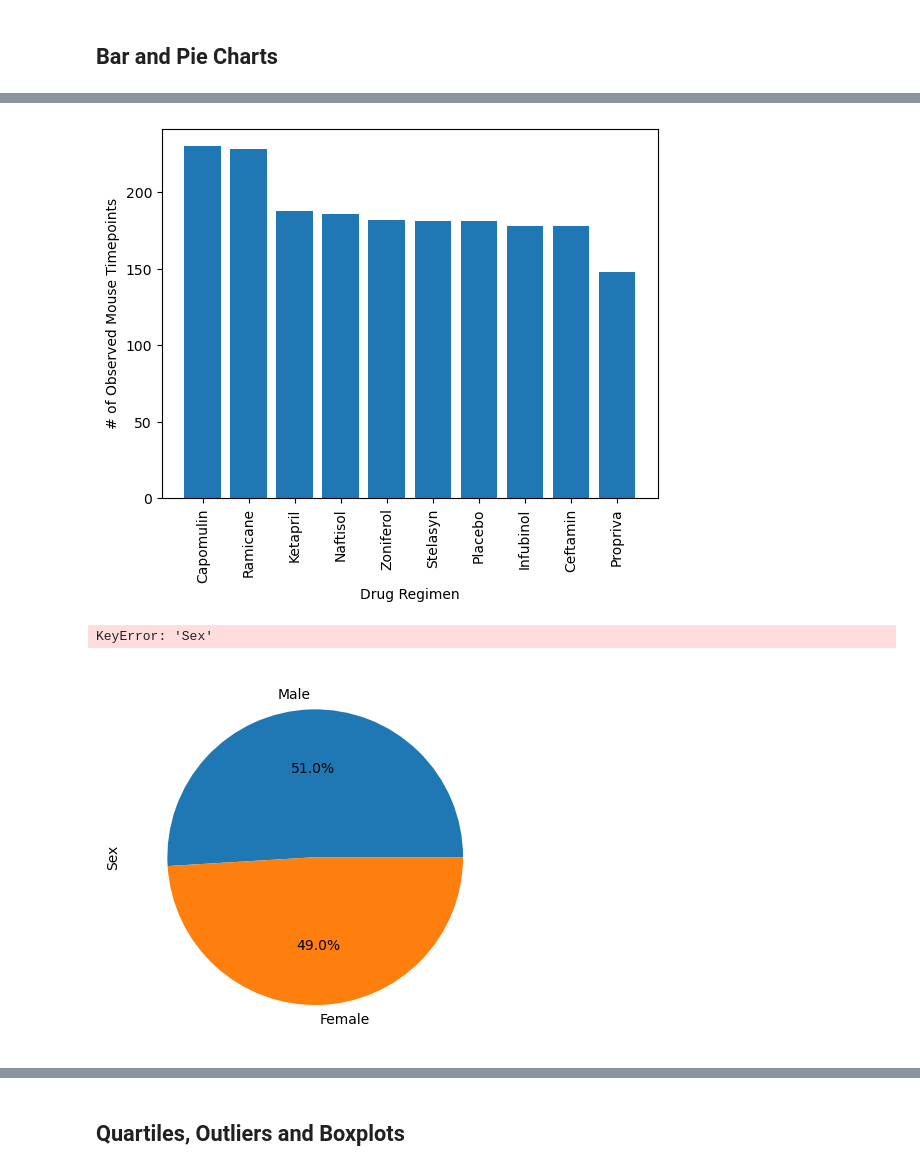
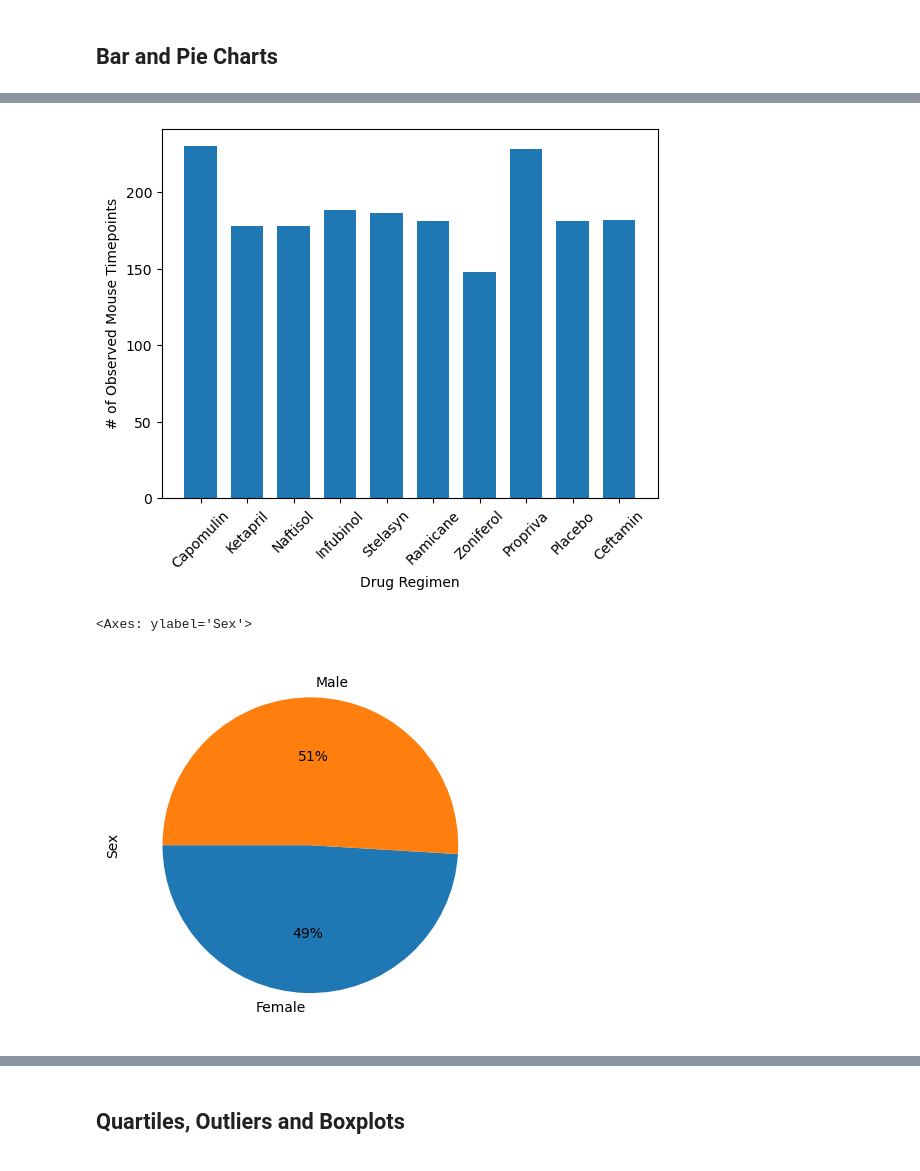
Before and after one commit to nickbrannum02/matplotlib_challenge, a Jupyter notebook: Starter_Code/Pymaceuticals/pymaceuticals_starter.ipynb, the cells around one changed output, grey strips where cells are left out. Drawn from its saved outputs; the diff is of its cells as text; code cells hidden in the pictures.

```diff
--- a/Starter_Code/Pymaceuticals/pymaceuticals_starter.ipynb
+++ b/Starter_Code/Pymaceuticals/pymaceuticals_starter.ipynb
@@ -149,15 +146,19 @@ IndexError: index 1880 is out of bounds for axis 0 with size 8
 # %%
 # Generate a bar plot showing the total number of rows (Mouse ID/Timepoints) for each drug regimen using pyplot.
+timepoints_grouped = study_data_clean.groupby(["Drug Regimen"])["Timepoint"].count()
+x_axis = study_data_clean["Drug Regimen"].unique()
+plt.bar(x_axis, timepoints_grouped, width=.7)
+plt.xticks(rotation=45)
+plt.xlabel("Drug Regimen")
+plt.ylabel("# of Observed Mouse Timepoints")
+plt.show()
 # %% [output]
-[figure, old version]
+[figure, new version]
-# %%
-study_data_clean.groupby(['Sex']).plot(kind='pie', y='Sex', autopct='%1.0f%%')
-# %% [output]
-KeyError: 'Sex'
 # %%
 # Generate a pie plot showing the distribution of female versus male mice using Pandas
-study_data_clean.groupby(['Sex']).plot(kind = 'pie',)
+study_data_clean.groupby(['Sex']).size().plot.pie(ylabel='Sex', autopct='%1.0f%%', startangle=180)
 # %% [output]
+<Axes: ylabel='Sex'>
-[figure, old version]
+[figure, new version]
 # %%
 # Generate a pie plot showing the distribution of female versus male mice using pyplot
```
Also changed, not shown: parts of 9 cells of this notebook.
